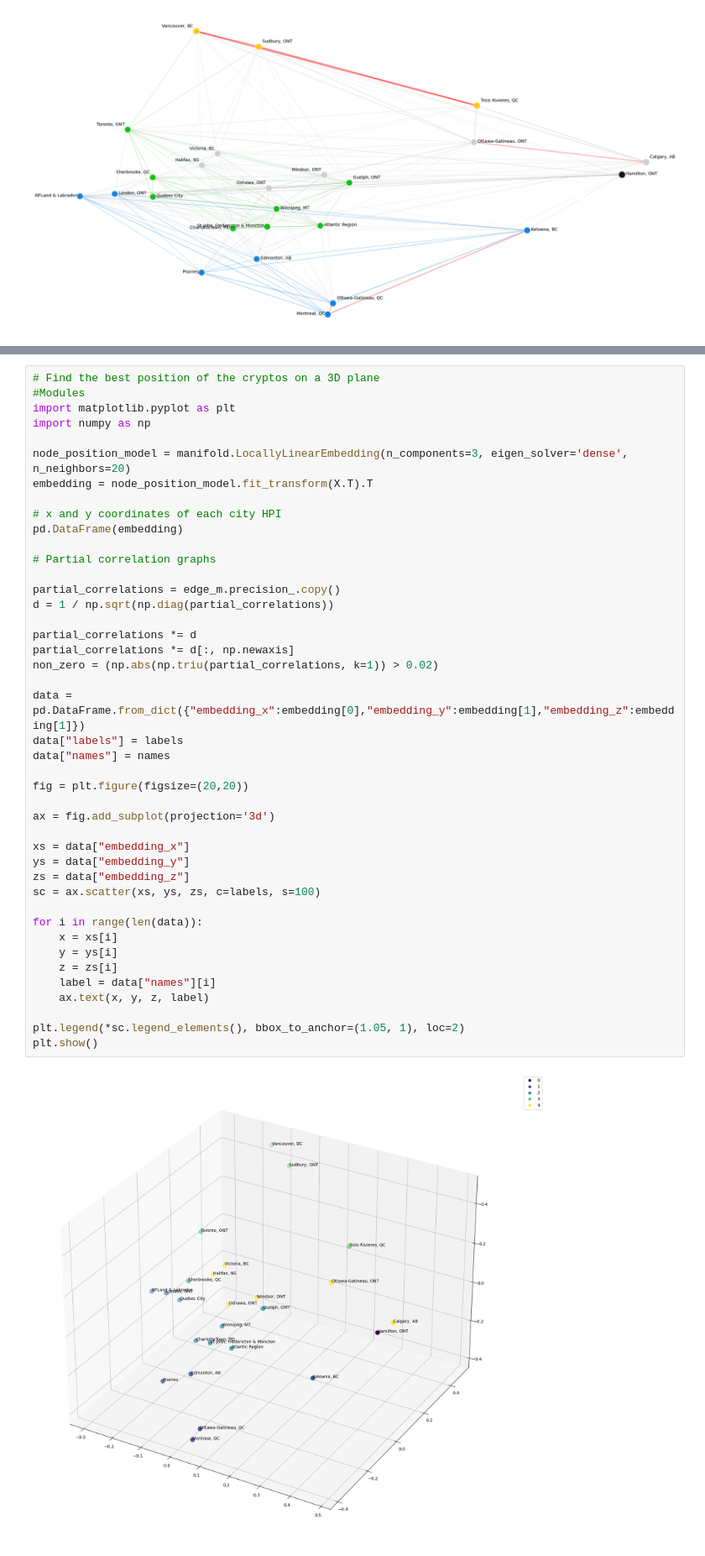
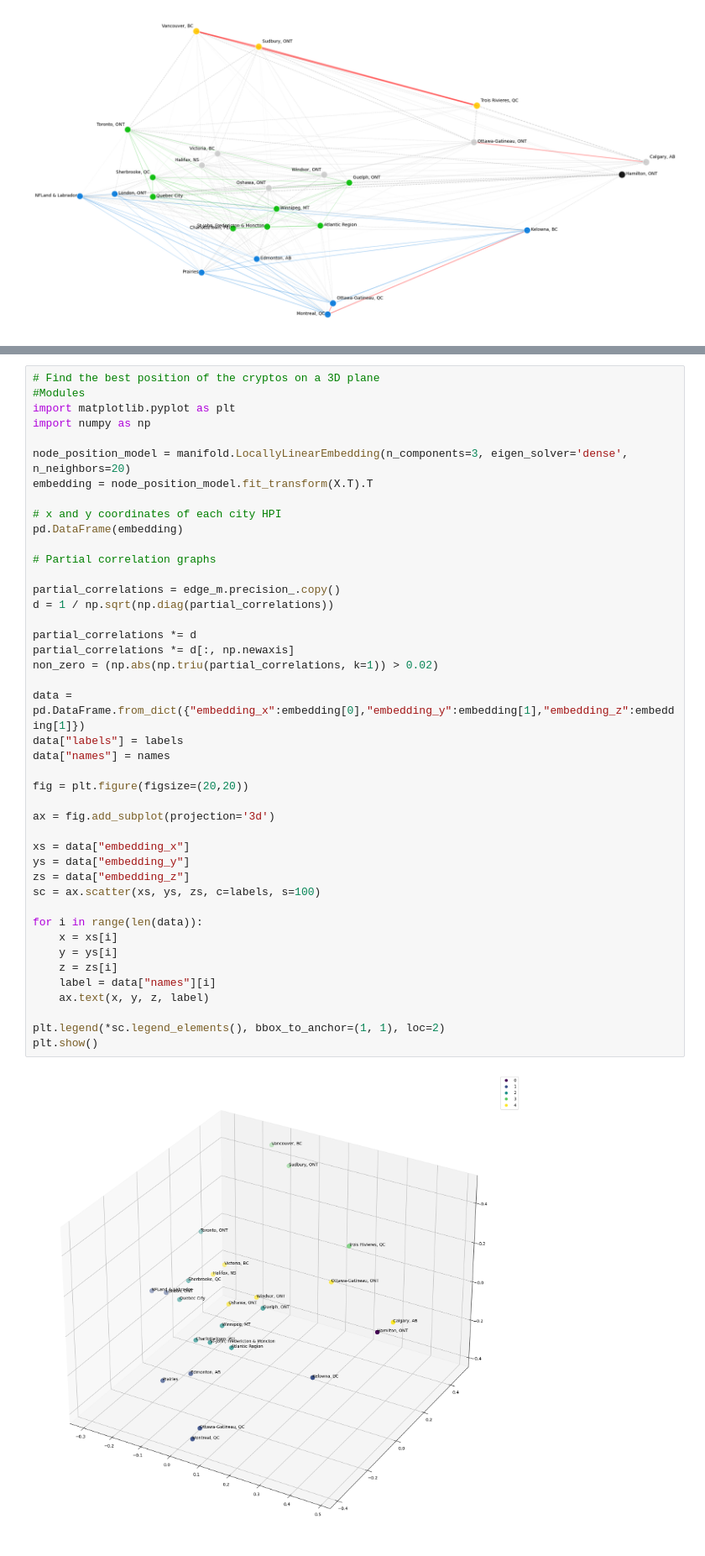
Before and after one commit to HoussamZak/Affinity_Propagation_and_Correlation_Analysis_Canada_Real_Estate, a Jupyter notebook: 2_Affinity_Propagation.ipynb, the cells around one changed output, grey strips where cells are left out. Shown at 84% size. Cells and saved outputs as stored; diff of their text form.

```diff
--- a/2_Affinity_Propagation.ipynb
+++ b/2_Affinity_Propagation.ipynb
@@ -273,32 +278,32 @@ pd.DataFrame(embedding)
 
 partial_correlations = edge_m.precision_.copy()
 d = 1 / np.sqrt(np.diag(partial_correlations))
 
 partial_correlations *= d
 partial_correlations *= d[:, np.newaxis]
 non_zero = (np.abs(np.triu(partial_correlations, k=1)) > 0.02)
 
 data = pd.DataFrame.from_dict({"embedding_x":embedding[0],"embedding_y":embedding[1],"embedding_z":embedding[1]})
 data["labels"] = labels
 data["names"] = names
 
 fig = plt.figure(figsize=(20,20))
 
 ax = fig.add_subplot(projection='3d')
 
 xs = data["embedding_x"]
 ys = data["embedding_y"]
 zs = data["embedding_z"]
 sc = ax.scatter(xs, ys, zs, c=labels, s=100)
 
 for i in range(len(data)):
     x = xs[i]
     y = ys[i]
     z = zs[i]
     label = data["names"][i]
     ax.text(x, y, z, label)
 
-plt.legend(*sc.legend_elements(), bbox_to_anchor=(1.05, 1), loc=2)
+plt.legend(*sc.legend_elements(), bbox_to_anchor=(1, 1), loc=2)
 plt.show()
 # %% [output]
-[figure, old version]
+[figure, new version]
```
Also changed, not shown: parts of 3 cells of this notebook.
